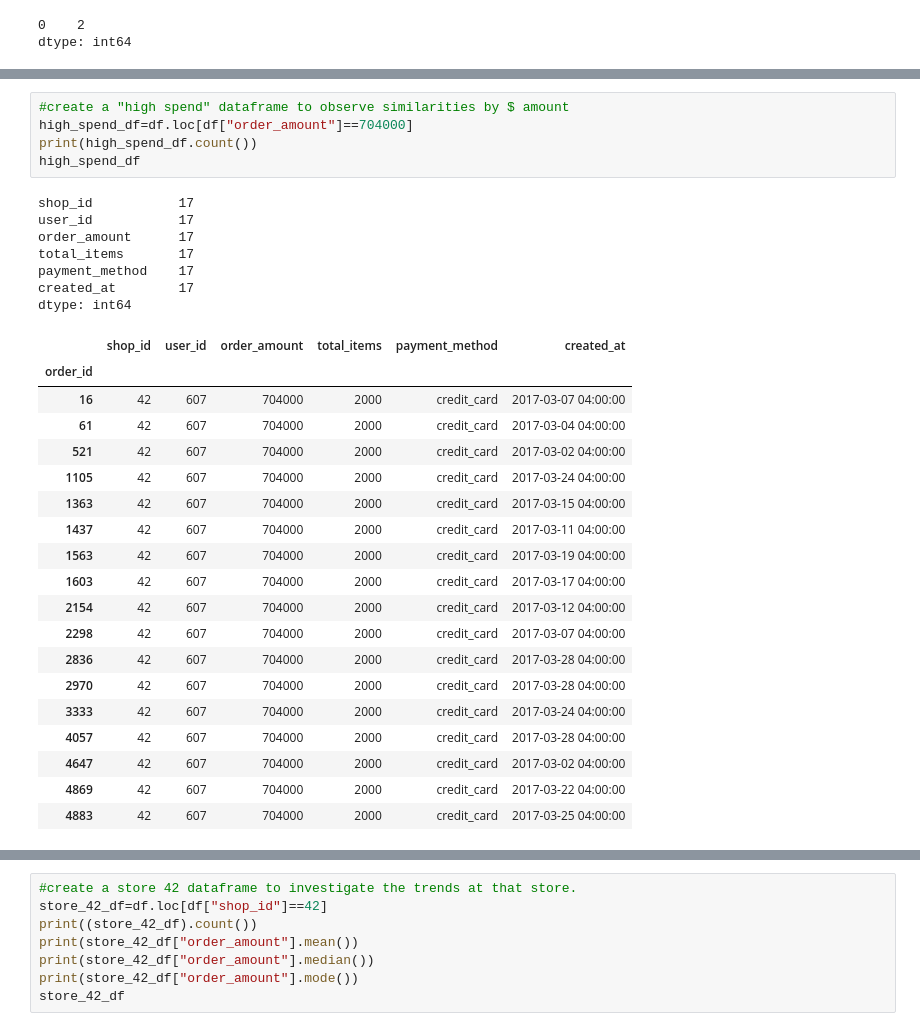
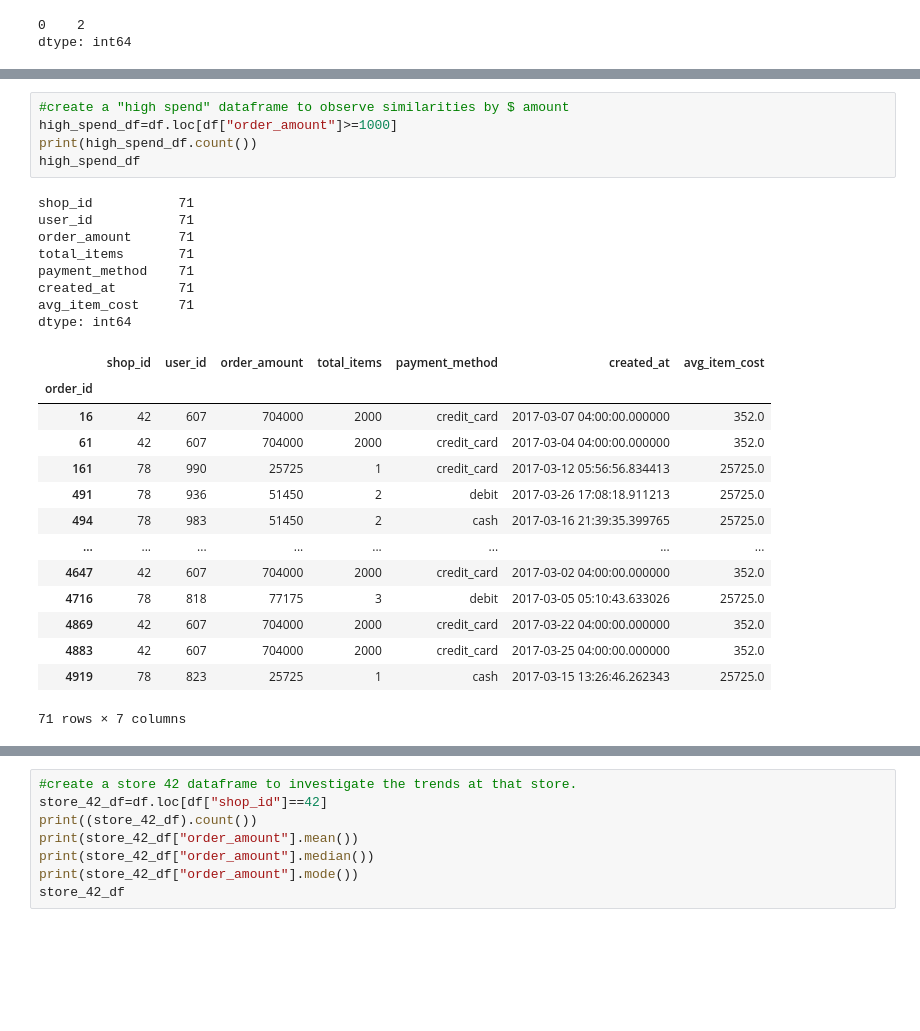
Before and after one commit to smjuni/Shopify_Sneakers, a Jupyter notebook: sneaker_analysis.ipynb, the cells around one changed output, grey strips where cells are left out. Drawn from its saved outputs; the diff is of its cells as text; blank space fills up the shorter version.

```diff
--- a/sneaker_analysis.ipynb
+++ b/sneaker_analysis.ipynb
@@ -88,34 +108,30 @@ dtype: int64
 # %%
 #create a "high spend" dataframe to observe similarities by $ amount
-high_spend_df=df.loc[df["order_amount"]==704000]
+high_spend_df=df.loc[df["order_amount"]>=1000]
 print(high_spend_df.count())
 high_spend_df
 # %% [output]
-shop_id           17
-user_id           17
-order_amount      17
-total_items       17
-payment_method    17
-created_at        17
+shop_id           71
+user_id           71
+order_amount      71
+total_items       71
+payment_method    71
+created_at        71
+avg_item_cost     71
 dtype: int64
-|  | shop_id | user_id | order_amount | total_items | payment_method | created_at |
-| order_id |  |  |  |  |  |  |
-| 16 | 42 | 607 | 704000 | 2000 | credit_card | 2017-03-07 04:00:00 |
-| 61 | 42 | 607 | 704000 | 2000 | credit_card | 2017-03-04 04:00:00 |
-| 521 | 42 | 607 | 704000 | 2000 | credit_card | 2017-03-02 04:00:00 |
-| 1105 | 42 | 607 | 704000 | 2000 | credit_card | 2017-03-24 04:00:00 |
-| 1363 | 42 | 607 | 704000 | 2000 | credit_card | 2017-03-15 04:00:00 |
-| 1437 | 42 | 607 | 704000 | 2000 | credit_card | 2017-03-11 04:00:00 |
-| 1563 | 42 | 607 | 704000 | 2000 | credit_card | 2017-03-19 04:00:00 |
-| 1603 | 42 | 607 | 704000 | 2000 | credit_card | 2017-03-17 04:00:00 |
-| 2154 | 42 | 607 | 704000 | 2000 | credit_card | 2017-03-12 04:00:00 |
-| 2298 | 42 | 607 | 704000 | 2000 | credit_card | 2017-03-07 04:00:00 |
-| 2836 | 42 | 607 | 704000 | 2000 | credit_card | 2017-03-28 04:00:00 |
-| 2970 | 42 | 607 | 704000 | 2000 | credit_card | 2017-03-28 04:00:00 |
-| 3333 | 42 | 607 | 704000 | 2000 | credit_card | 2017-03-24 04:00:00 |
-| 4057 | 42 | 607 | 704000 | 2000 | credit_card | 2017-03-28 04:00:00 |
-| 4647 | 42 | 607 | 704000 | 2000 | credit_card | 2017-03-02 04:00:00 |
-| 4869 | 42 | 607 | 704000 | 2000 | credit_card | 2017-03-22 04:00:00 |
-| 4883 | 42 | 607 | 704000 | 2000 | credit_card | 2017-03-25 04:00:00 |
+|  | shop_id | user_id | order_amount | total_items | payment_method | created_at | avg_item_cost |
+| order_id |  |  |  |  |  |  |  |
+| 16 | 42 | 607 | 704000 | 2000 | credit_card | 2017-03-07 04:00:00.000000 | 352.0 |
+| 61 | 42 | 607 | 704000 | 2000 | credit_card | 2017-03-04 04:00:00.000000 | 352.0 |
+| 161 | 78 | 990 | 25725 | 1 | credit_card | 2017-03-12 05:56:56.834413 | 25725.0 |
+| 491 | 78 | 936 | 51450 | 2 | debit | 2017-03-26 17:08:18.911213 | 25725.0 |
+| 494 | 78 | 983 | 51450 | 2 | cash | 2017-03-16 21:39:35.399765 | 25725.0 |
+| ... | ... | ... | ... | ... | ... | ... | ... |
+| 4647 | 42 | 607 | 704000 | 2000 | credit_card | 2017-03-02 04:00:00.000000 | 352.0 |
+| 4716 | 78 | 818 | 77175 | 3 | debit | 2017-03-05 05:10:43.633026 | 25725.0 |
+| 4869 | 42 | 607 | 704000 | 2000 | credit_card | 2017-03-22 04:00:00.000000 | 352.0 |
+| 4883 | 42 | 607 | 704000 | 2000 | credit_card | 2017-03-25 04:00:00.000000 | 352.0 |
+| 4919 | 78 | 823 | 25725 | 1 | cash | 2017-03-15 13:26:46.262343 | 25725.0 |
+71 rows × 7 columns
 # %%
 #create a "high totals" dataframe to observe similarities by unit -- Matches high_spend
```
Also changed, not shown: parts of 10 cells of this notebook, 3 other files.
